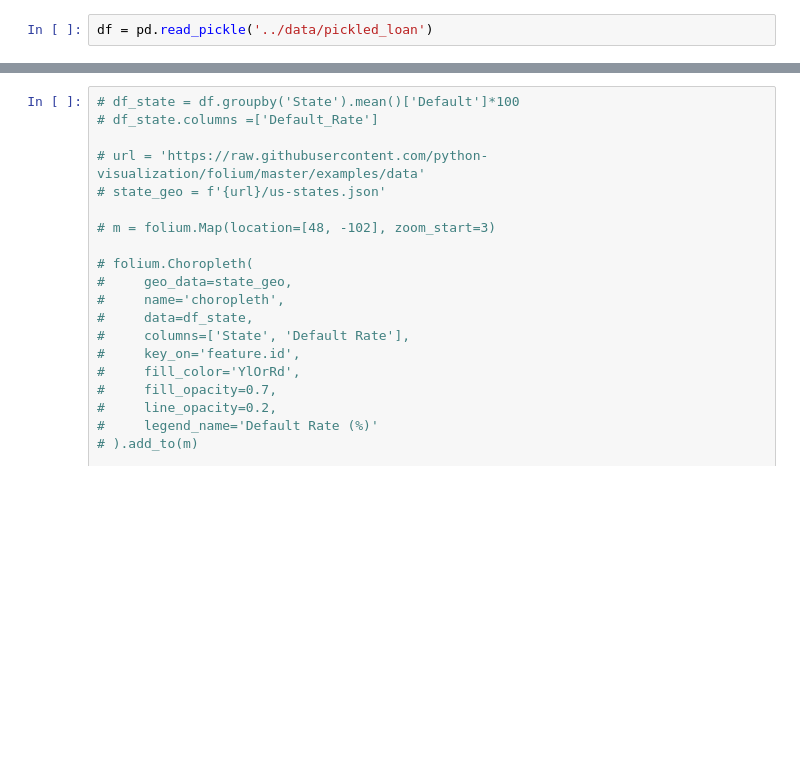
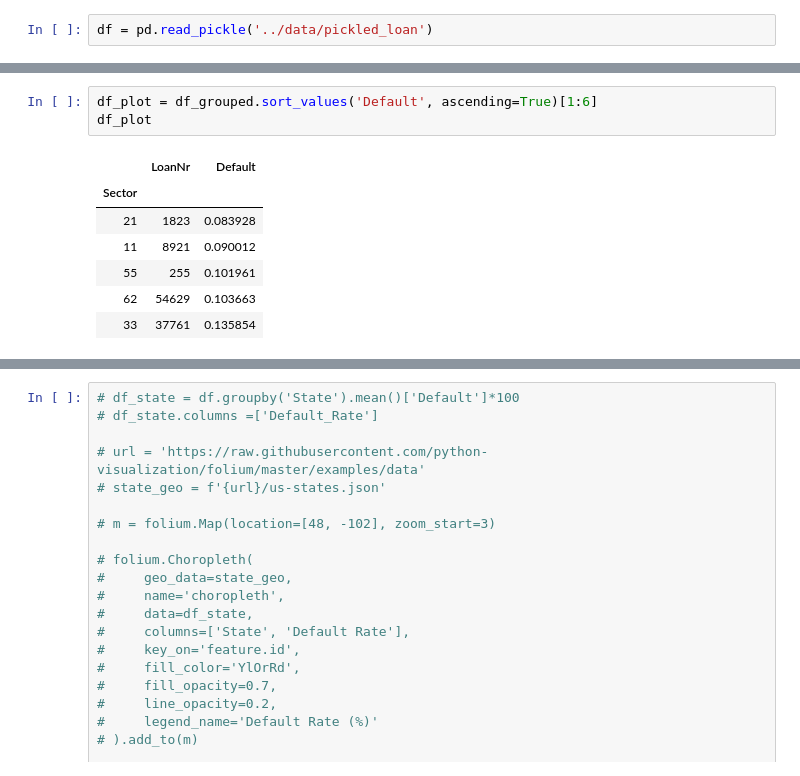
Before and after one commit to allison-zhou-phd/SBA_Loans_Risk_Analysis, a Jupyter notebook: notebook/data_eda.ipynb, the cells around one changed output, grey strips where cells are left out. Saved outputs shown, nothing was run; the diff lists cells and outputs as text; blank space fills up the shorter version.

```diff
--- a/notebook/data_eda.ipynb
+++ b/notebook/data_eda.ipynb
@@ -8,0 +32,11 @@ df = pd.read_pickle('../data/pickled_loan')
+# %%
+df_plot = df_grouped.sort_values('Default', ascending=True)[1:6]
+df_plot
+# %% [output]
+|  | LoanNr | Default |
+| Sector |  |  |
+| 21 | 1823 | 0.083928 |
+| 11 | 8921 | 0.090012 |
+| 55 | 255 | 0.101961 |
+| 62 | 54629 | 0.103663 |
+| 33 | 37761 | 0.135854 |
```
Also changed, not shown: parts of 5 cells of this notebook, 6 other files.
